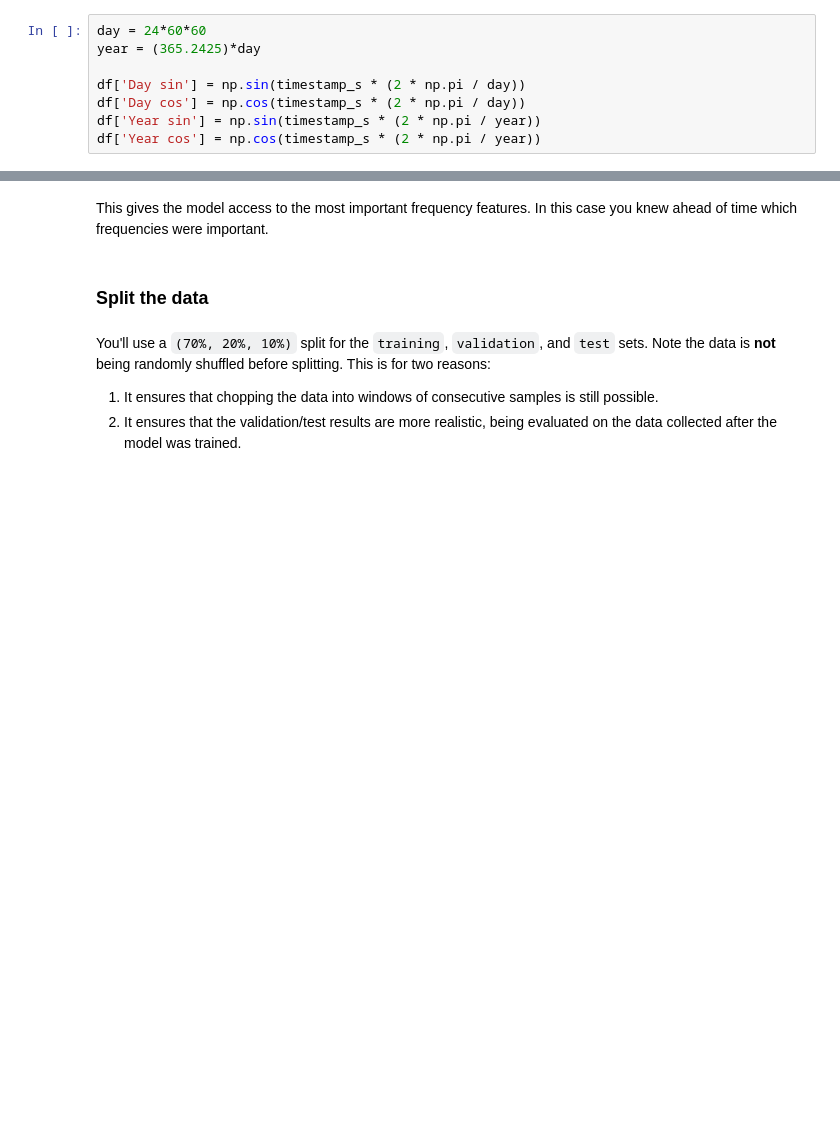
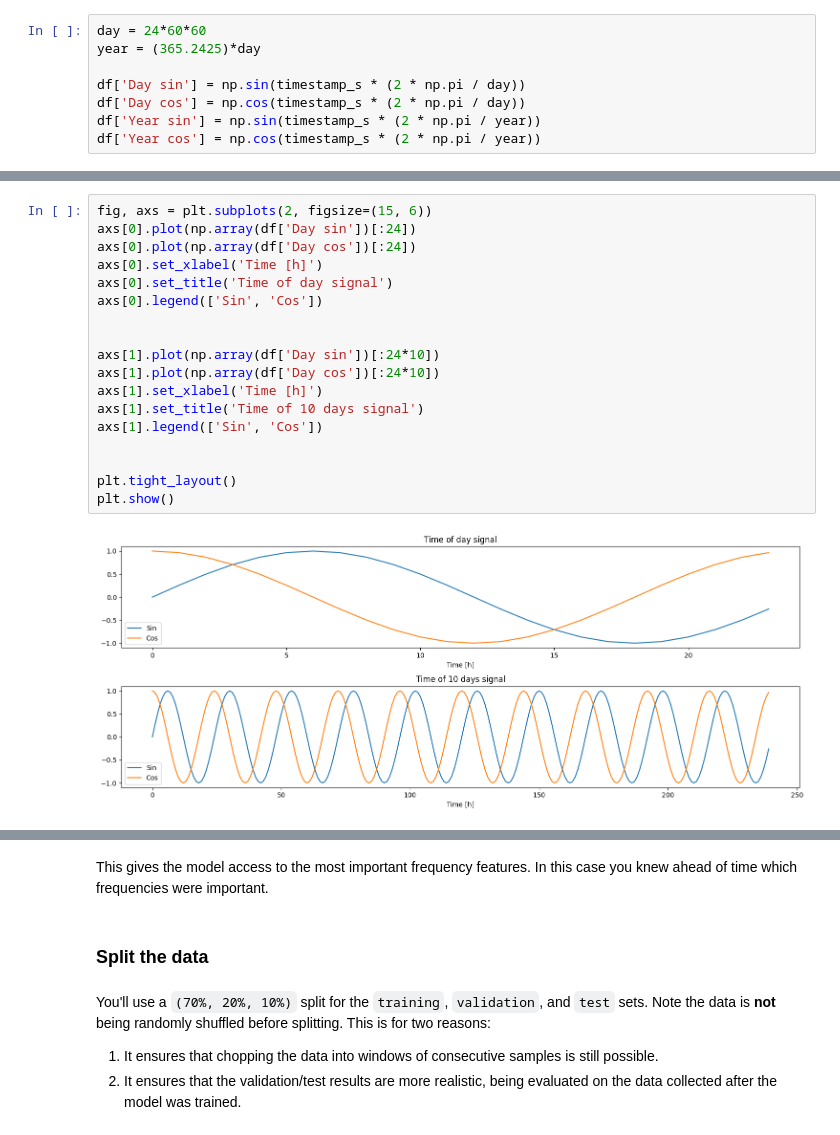
Before and after one commit to UniPG-MLG/Machine_Learning-Lab, a Jupyter notebook: 05_RNN/TODO_Time_Series_forecasting.ipynb, the cells around one changed output, grey strips where cells are left out. Saved outputs shown, nothing was run; the diff lists cells and outputs as text; blank space fills up the shorter version.

```diff
--- a/05_RNN/TODO_Time_Series_forecasting.ipynb
+++ b/05_RNN/TODO_Time_Series_forecasting.ipynb
@@ -154,0 +364,20 @@ plt.show()
+# %%
+fig, axs = plt.subplots(2, figsize=(15, 6))
+axs[0].plot(np.array(df['Day sin'])[:24])
+axs[0].plot(np.array(df['Day cos'])[:24])
+axs[0].set_xlabel('Time [h]')
+axs[0].set_title('Time of day signal')
+axs[0].legend(['Sin', 'Cos'])
+
+
+axs[1].plot(np.array(df['Day sin'])[:24*10])
+axs[1].plot(np.array(df['Day cos'])[:24*10])
+axs[1].set_xlabel('Time [h]')
+axs[1].set_title('Time of 10 days signal')
+axs[1].legend(['Sin', 'Cos'])
+
+
+plt.tight_layout()
+plt.show()
+# %% [output]
+[figure, added]
```
Also changed, not shown: parts of 96 cells of this notebook.
